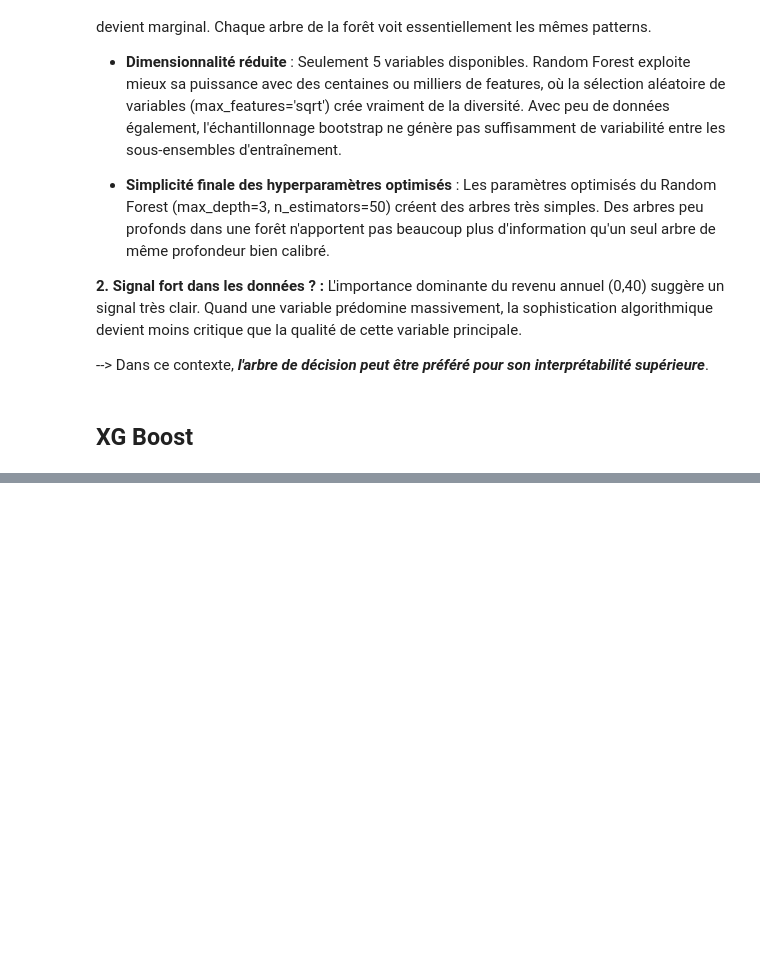
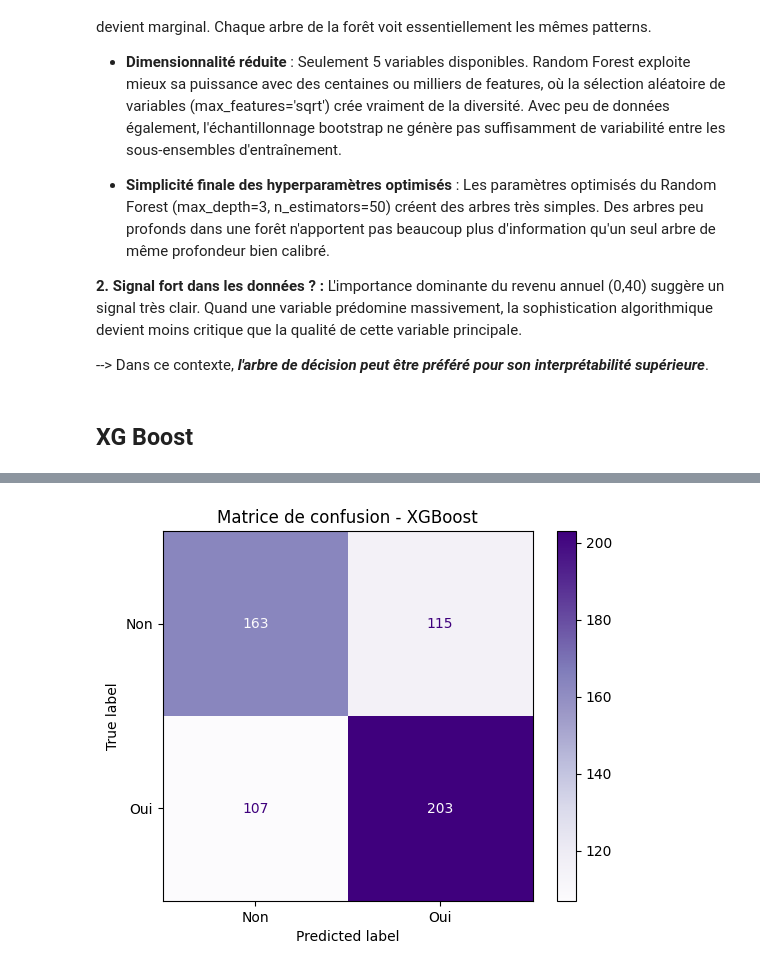
Before and after one commit to Emma-Coco/-ML_Marketing_FOAD-_-EmmaCOCOTanyaTIBOUCHE-, a Jupyter notebook: Analyse.ipynb, the cells around one changed output, grey strips where cells are left out. Cells and saved outputs as stored; diff of their text form; code cells hidden in the pictures; blank space fills up the shorter version.

```diff
--- a/Analyse.ipynb
+++ b/Analyse.ipynb
@@ -1900,3 +1901,21 @@ L'importance dominante du revenu annuel (0,40) suggère un signal très clair. Q
 --> Dans ce contexte, ***l'arbre de décision peut être préféré pour son interprétabilité supérieure***.
 # %% [markdown]
 ## **XG Boost**
+# %%
+# 1. CRÉER LE MODÈLE DE BASE
+
+xgb_model = xgb.XGBClassifier(
+    random_state=42,
+    eval_metric='logloss'
+)
+
+# 2. ENTRAÎNER LE MODÈLE
+xgb_model.fit(x_train, y_train)
+
+# 3. FAIRE DES PRÉDICTIONS
+xgb_pred = xgb_model.predict(x_test)
+
+# 4. ÉVALUER LES PERFORMANCES
+print("XGBoost (modèle de base)")
+print("F1-score :", f1_score(y_test, xgb_pred))
+print("Classification Report :\n", classification_report(y_test, xgb_pred))
@@ -1902,0 +1934,10 @@ L'importance dominante du revenu annuel (0,40) suggère un signal très clair. Q
+# %%
+# 5. MATRICE DE CONFUSION
+
+cm_xgb = confusion_matrix(y_test, xgb_pred)
+disp_xgb = ConfusionMatrixDisplay(confusion_matrix=cm_xgb, display_labels=["Non", "Oui"])
+disp_xgb.plot(cmap="Purples")
+plt.title("Matrice de confusion - XGBoost")
+plt.show()
+# %% [output]
+[figure, added]
```
Also changed, not shown: parts of 23 cells of this notebook.
